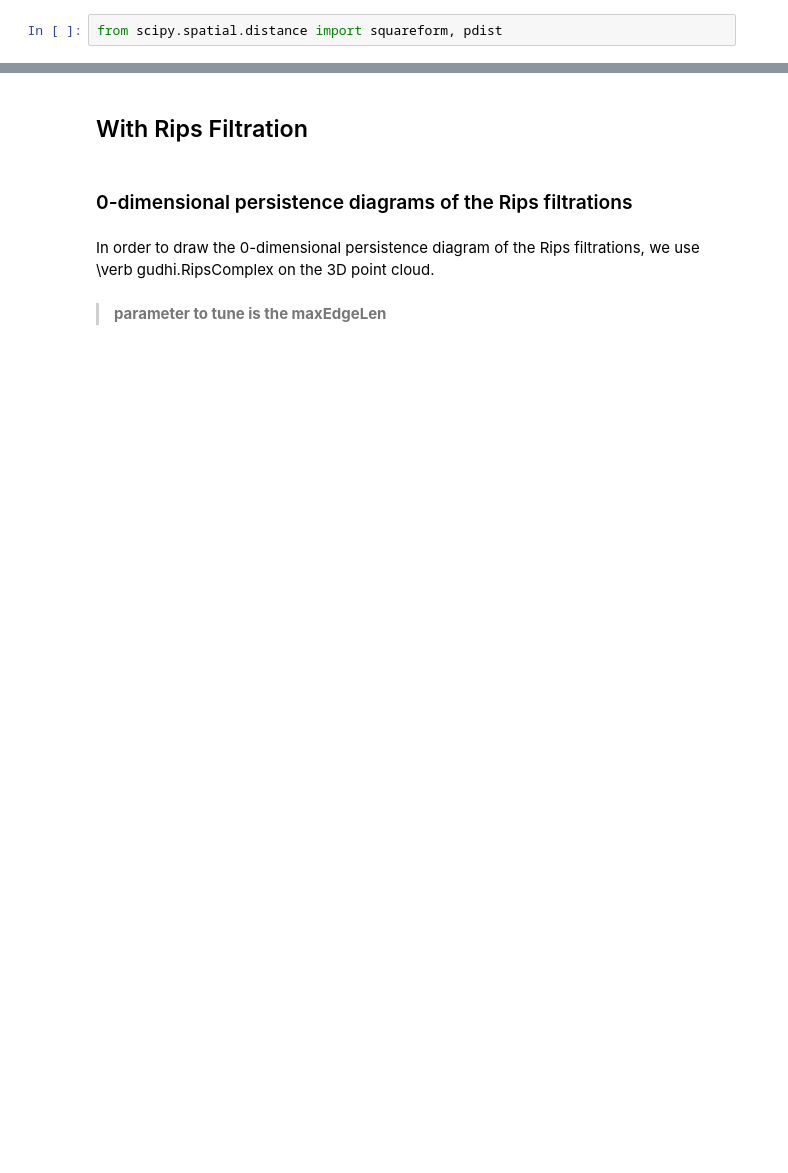
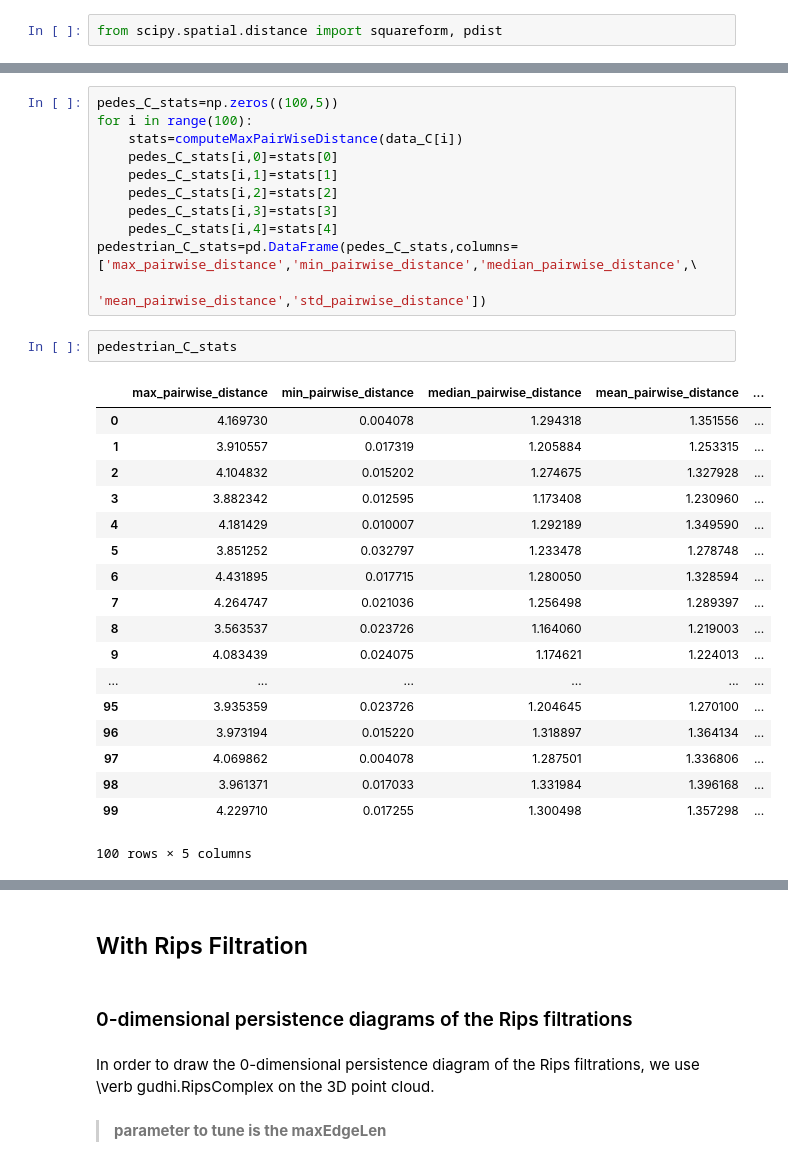
Before and after one commit to melisandeteng/PersistentHomology, a Jupyter notebook: dataSmartphoneProject.ipynb, the cells around one changed output, grey strips where cells are left out. Cells and saved outputs as stored; diff of their text form; blank space fills up the shorter version.

```diff
--- a/dataSmartphoneProject.ipynb
+++ b/dataSmartphoneProject.ipynb
@@ -65,0 +123,32 @@ print(average_distance_C)
+# %%
+pedes_C_stats=np.zeros((100,5))
+for i in range(100):
+    stats=computeMaxPairWiseDistance(data_C[i])
+    pedes_C_stats[i,0]=stats[0]
+    pedes_C_stats[i,1]=stats[1]
+    pedes_C_stats[i,2]=stats[2]
+    pedes_C_stats[i,3]=stats[3]
+    pedes_C_stats[i,4]=stats[4]
+pedestrian_C_stats=pd.DataFrame(pedes_C_stats,columns=['max_pairwise_distance','min_pairwise_distance','median_pairwise_distance',\
+                                                       'mean_pairwise_distance','std_pairwise_distance'])
+# %%
+pedestrian_C_stats
+# %% [output]
+|  | max_pairwise_distance | min_pairwise_distance | median_pairwise_distance | mean_pairwise_distance | ... |
+| 0 | 4.169730 | 0.004078 | 1.294318 | 1.351556 | ... |
+| 1 | 3.910557 | 0.017319 | 1.205884 | 1.253315 | ... |
+| 2 | 4.104832 | 0.015202 | 1.274675 | 1.327928 | ... |
+| 3 | 3.882342 | 0.012595 | 1.173408 | 1.230960 | ... |
+| 4 | 4.181429 | 0.010007 | 1.292189 | 1.349590 | ... |
+| 5 | 3.851252 | 0.032797 | 1.233478 | 1.278748 | ... |
+| 6 | 4.431895 | 0.017715 | 1.280050 | 1.328594 | ... |
+| 7 | 4.264747 | 0.021036 | 1.256498 | 1.289397 | ... |
+| 8 | 3.563537 | 0.023726 | 1.164060 | 1.219003 | ... |
+| 9 | 4.083439 | 0.024075 | 1.174621 | 1.224013 | ... |
+| ... | ... | ... | ... | ... | ... |
+| 95 | 3.935359 | 0.023726 | 1.204645 | 1.270100 | ... |
+| 96 | 3.973194 | 0.015220 | 1.318897 | 1.364134 | ... |
+| 97 | 4.069862 | 0.004078 | 1.287501 | 1.336806 | ... |
+| 98 | 3.961371 | 0.017033 | 1.331984 | 1.396168 | ... |
+| 99 | 4.229710 | 0.017255 | 1.300498 | 1.357298 | ... |
+100 rows × 5 columns
```
Also changed, not shown: parts of 35 cells of this notebook.
